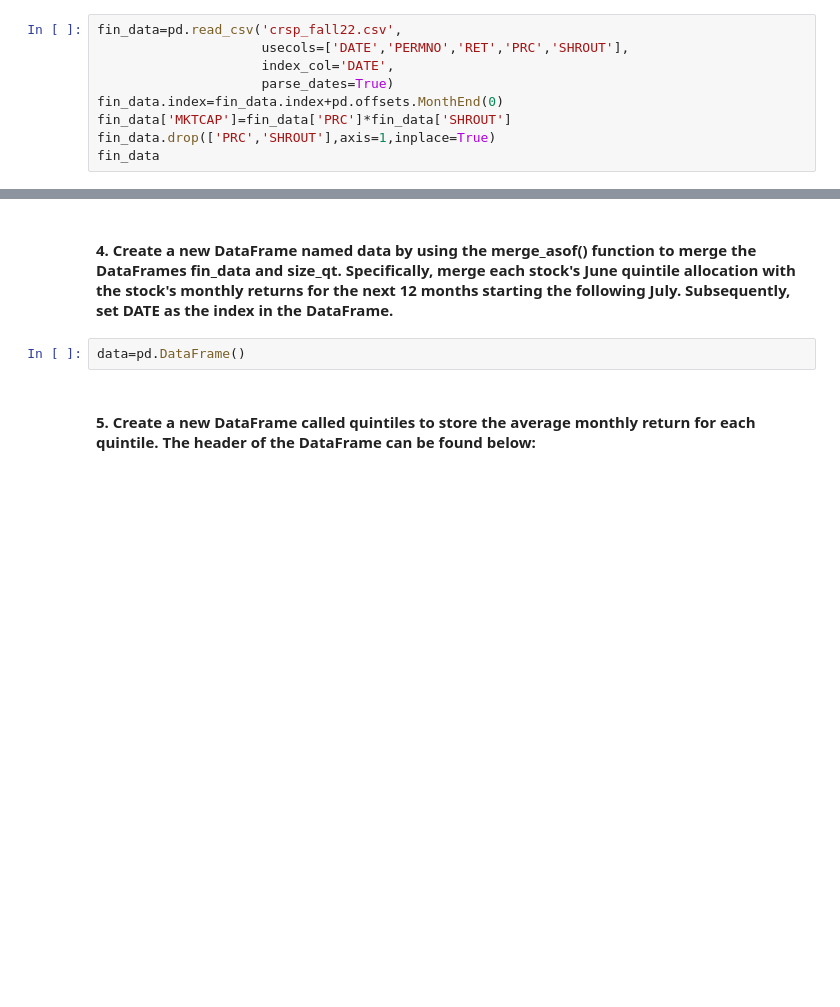
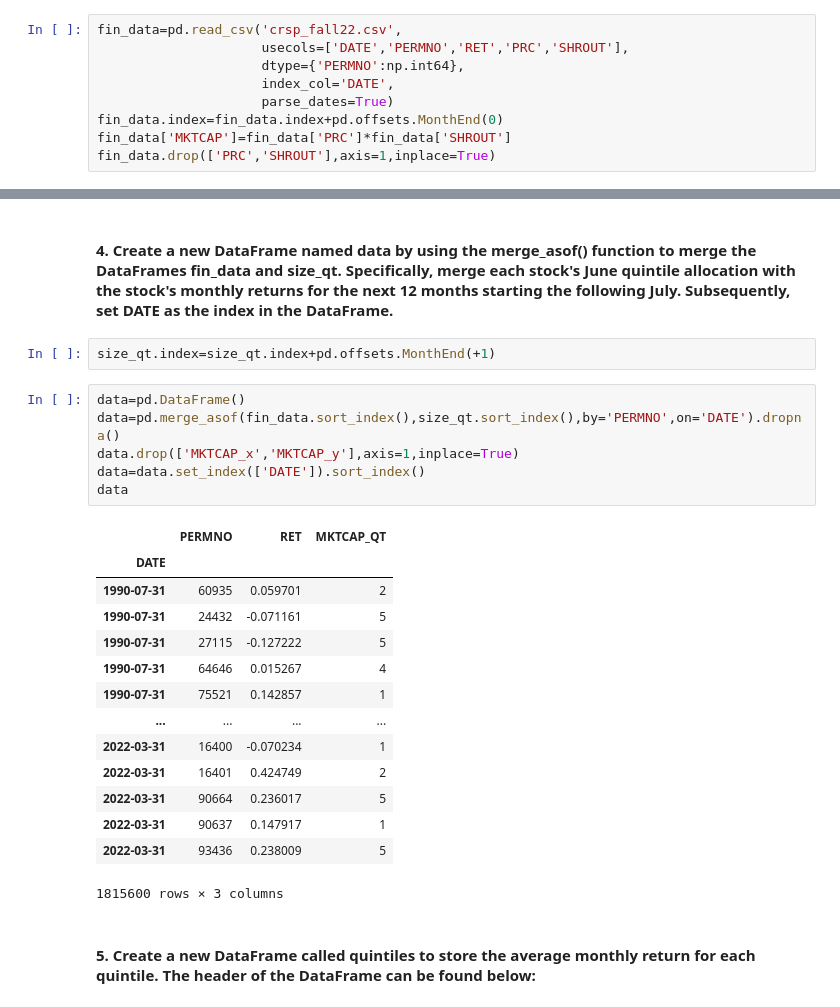
Before and after one commit to Alphaplayer248/Financial-Data-Project, a Jupyter notebook: Group Assignment Master.ipynb, the cells around one changed output, grey strips where cells are left out. Drawn from its saved outputs; the diff is of its cells as text; blank space fills up the shorter version.

```diff
--- a/Group Assignment Master.ipynb
+++ b/Group Assignment Master.ipynb
@@ -258,9 +260,9 @@ Please download the file "crsp_fall22.csv" located in folder Group_Assignment. T
 # %%
 fin_data=pd.read_csv('crsp_fall22.csv',
                      usecols=['DATE','PERMNO','RET','PRC','SHROUT'],
+                     dtype={'PERMNO':np.int64},
                      index_col='DATE',
                      parse_dates=True)
 fin_data.index=fin_data.index+pd.offsets.MonthEnd(0)
 fin_data['MKTCAP']=fin_data['PRC']*fin_data['SHROUT']
 fin_data.drop(['PRC','SHROUT'],axis=1,inplace=True)
-fin_data
@@ -303,6 +309,27 @@ size_qt.sort_index().head()
 # %% [markdown]
 #### 4. Create a new DataFrame named data by using the merge_asof() function to merge the DataFrames fin_data and size_qt. Specifically, merge each stock's June quintile allocation with the stock's monthly returns for the next 12 months starting the following July. Subsequently, set DATE as the index in the DataFrame.
-# %%
-data=pd.DataFrame()
+# %%
+size_qt.index=size_qt.index+pd.offsets.MonthEnd(+1)
+# %%
+data=pd.DataFrame()
+data=pd.merge_asof(fin_data.sort_index(),size_qt.sort_index(),by='PERMNO',on='DATE').dropna()
+data.drop(['MKTCAP_x','MKTCAP_y'],axis=1,inplace=True)
+data=data.set_index(['DATE']).sort_index()
+data
+# %% [output]
+|  | PERMNO | RET | MKTCAP_QT |
+| DATE |  |  |  |
+| 1990-07-31 | 60935 | 0.059701 | 2 |
+| 1990-07-31 | 24432 | -0.071161 | 5 |
+| 1990-07-31 | 27115 | -0.127222 | 5 |
+| 1990-07-31 | 64646 | 0.015267 | 4 |
+| 1990-07-31 | 75521 | 0.142857 | 1 |
+| ... | ... | ... | ... |
+| 2022-03-31 | 16400 | -0.070234 | 1 |
+| 2022-03-31 | 16401 | 0.424749 | 2 |
+| 2022-03-31 | 90664 | 0.236017 | 5 |
+| 2022-03-31 | 90637 | 0.147917 | 1 |
+| 2022-03-31 | 93436 | 0.238009 | 5 |
+1815600 rows × 3 columns
 # %% [markdown]
 #### 5. Create a new DataFrame called quintiles to store the average monthly return for each quintile. The header of the DataFrame can be found below:
```
Also changed, not shown: parts of 35 cells of this notebook.
